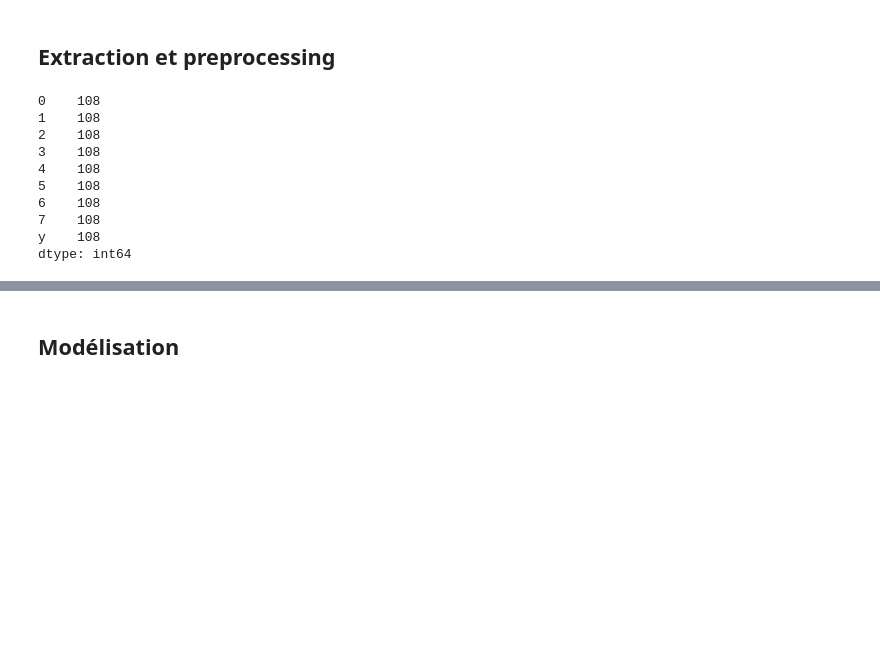
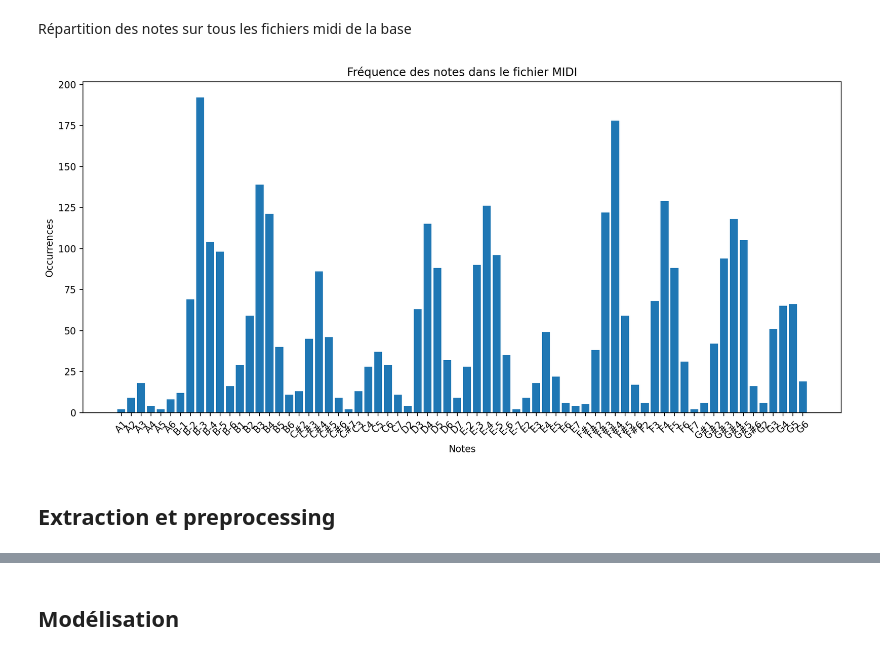
Before and after one commit to klarispng/DEEPL_PROJET, a Jupyter notebook: X_Melody_generation.ipynb, the cells around one changed output, grey strips where cells are left out. Drawn from its saved outputs; the diff is of its cells as text; code cells hidden in the pictures; blank space fills up the shorter version.

```diff
--- a/X_Melody_generation.ipynb
+++ b/X_Melody_generation.ipynb
@@ -32,2 +93,44 @@ midi.show('midi')
+# %% [markdown]
+Répartition des notes sur tous les fichiers midi de la base
+# %%
+# Extraire les notes d'un fichier MIDI
+def extraire_notes(midi_path):
+    notes = []
+    try:
+        score = converter.parse(midi_path)
+        for element in score.recurse():
+            if isinstance(element, note.Note):
+                notes.append(str(element.pitch))
+            elif isinstance(element, chord.Chord):
+                for n in element.notes:
+                    notes.append(str(n.pitch))
+    except Exception as e:
+        print(f"Erreur avec {midi_path} : {e}")
+    return notes
+
+# Exemple : récupérer le nom du fichier via ton DataFrame et l'index "morceau"
+midi_path = 'data/' + df['midi_filename'].to_list()[morceau]
+notes_du_fichier = extraire_notes(midi_path)
+
+# Compter les occurrences des notes
+compteur_notes = Counter(notes_du_fichier)
+
+# Trier les notes par nom (ex : C4, D#5, etc.)
+notes_ordonnees = sorted(compteur_notes.items(), key=lambda x: x[0])
+
+# Séparer noms et fréquences
+noms_notes, frequences = zip(*notes_ordonnees)
+
+# Afficher le diagramme en barres
+plt.figure(figsize=(12, 6))
+plt.bar(noms_notes, frequences)
+plt.title("Fréquence des notes dans le fichier MIDI")
+plt.xlabel("Notes")
+plt.ylabel("Occurrences")
+plt.xticks(rotation=45)
+plt.tight_layout()
+plt.show()
+# %% [output]
+[figure, added]
 # %% [markdown]
 ## Extraction et preprocessing
@@ -99,16 +220,3 @@ def preprocessing(df):
     return dftrain,dftest,dfval
 
 dftrain,dftest,dfval = preprocessing(df)
-# %%
-dfval.max()
-# %% [output]
-0    108
-1    108
-2    108
-3    108
-4    108
-5    108
-6    108
-7    108
-y    108
-dtype: int64
```
Also changed, not shown: parts of 22 cells of this notebook, 1 other file.
